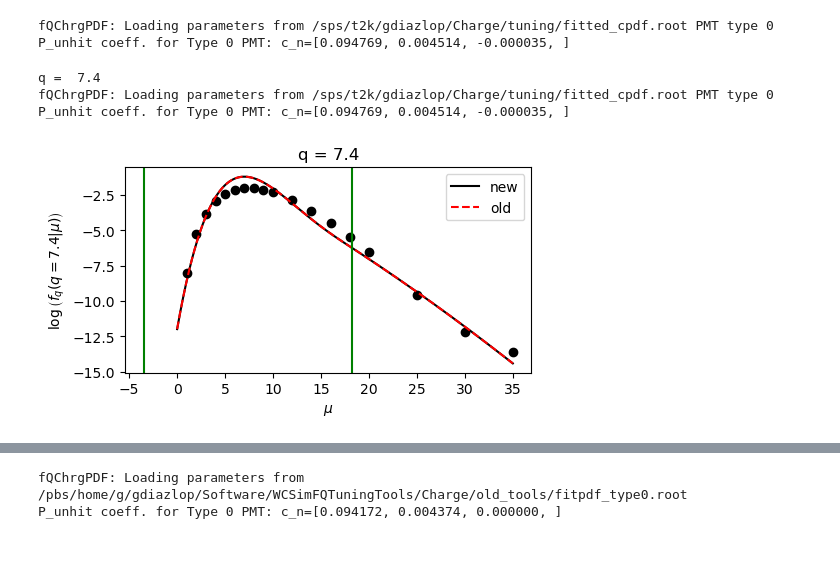
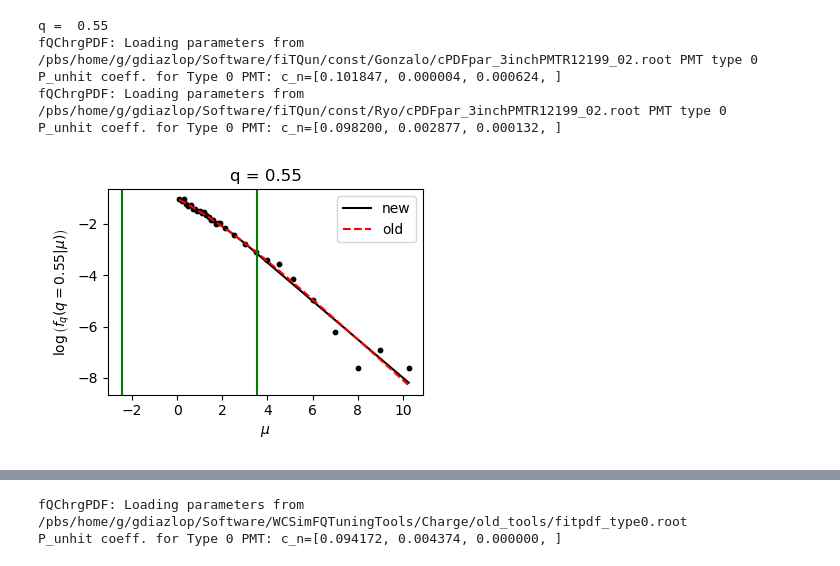
Before and after one commit to lolorestrepo/WCSimFQTuningTools, a Jupyter notebook: Charge/Analysis/comparisons_chargepdf_fits.ipynb, the cells around one changed output, grey strips where cells are left out. Saved outputs shown, nothing was run; the diff lists cells and outputs as text; code cells hidden in the pictures.

```diff
--- a/Charge/Analysis/comparisons_chargepdf_fits.ipynb
+++ b/Charge/Analysis/comparisons_chargepdf_fits.ipynb
@@ -3,10 +3,11 @@ import os
 import re
 import ctypes
 import uproot
+import ROOT
 import numpy as np
+
 import matplotlib.pyplot as plt
+%matplotlib widget
 
-import ROOT
-
-plt.rcParams["figure.figsize"] = (5, 3)
+from os.path import expandvars
 # %% [output]
@@ -56,8 +76,8 @@ def get_fitting_function(mulow, muup):
     return func
 # %%
 # o stands for "old"
-ofname = os.path.expandvars("$HOME/Software/HK_Software/WCSimFQTuningTools/Charge/old_tools/fitpdf_type0.root")
-fname  = os.path.expandvars("/sps/t2k/gdiazlop/Charge/tuning/fitted_cpdf.root")
+ofname = expandvars("$HOME/Software/fiTQun/const/Ryo/cPDFpar_3inchPMTR12199_02.root")
+fname  = expandvars("$HOME/Software/fiTQun/const/Gonzalo/cPDFpar_3inchPMTR12199_02.root")
 
 of = uproot.open(ofname)
 f  = uproot.open(fname)
@@ -92,9 +125,9 @@ plt.tight_layout()
 # %%
 # compare muthrs
-plt.figure(figsize=(10, 3))
+plt.figure(figsize=(8, 2))
 for i in range(2):
     qs,  muthr  =  f[f"gmuthr_Rang{rang}_{i}"].values()
-    oqs, omuthr = of[f"gmuthr_type0_Rang{rang}_{i}"].values()
+    oqs, omuthr = of[f"gmuthr_Rang{rang}_{i}"].values()
 
     plt.subplot(1, 2, i+1)
     plt.scatter( qs,  muthr, label="new", color="k")
@@ -108,68 +141,63 @@ plt.tight_layout()
-# %%
-# opdf = ROOT.fQChrgPDF.Get()
-# opdf.LoadParams(ofname)
-
-# pdf = ROOT.fQChrgPDF.Get()
-# pdf.LoadParams(fname)
-
-ROOT.fQChrgPDF.Get().LoadParams(fname, 0)
-# %% [output]
-fQChrgPDF: Loading parameters from /sps/t2k/gdiazlop/Charge/tuning/fitted_cpdf.root PMT type 0
-P_unhit coeff. for Type 0 PMT: c_n=[0.094769, 0.004514, -0.000035, ]
 # %%
-qindex = 40
+qindex = 5
 
 print("q = ", qs[qindex])
 
 # compute global index (note is different for old and new since old duplicates the boundaries)
 rangindex0 = 0
 for r in range(rang):
-    qs, _ =  f[f"gmuthr_type0_Rang{r}_{i}"].values()
+    qs, _ =  f[f"gmuthr_Rang{r}_0"].values()
     rangindex0 += len(qs)
 globalindex = rangindex0 + qindex + 1 + rang # old gobal index
 
-# get parameters
-pars  = []
-opars = []
-for n in range(npars):
-    qs, par   =  f[f"gParam_Rang{rang}_{n}"].values()
-    oqs, opar = of[f"gParam_type0_Rang{rang}_{n}"].values()
-    pars .append( par[qindex])
-    opars.append(opar[qindex])
-pars  = np.array(pars)
-opars = np.array(opars)
+# # get parameters
+# pars  = []
+# opars = []
+# for n in range(npars):
+#     qs, par   =  f[f"gParam_Rang{rang}_{n}"].values()
+#     oqs, opar = of[f"gParam_Rang{rang}_{n}"].values()
+#     pars .append( par[qindex])
+#     opars.append(opar[qindex])
+# pars  = np.array(pars)
+# opars = np.array(opars)
 
-omus, ologpdf = of[f"glogPDF_type0_Rang{rang}_{globalindex}"].values()
+mus, logpdf = f[f"glogPDF_Rang{rang}_{globalindex}"].values()
 
-plt.figure()
-plt.scatter(omus, ologpdf, color="k")
+plt.figure(figsize=(4, 3))
+plt.scatter(mus, logpdf, color="k", s=10)
 
-x = np.linspace(0, np.max(omus), 1000)
+x = np.linspace(mus[0], mus[-1], 1000)
 
 #new
+npars, _ = f["hCPDFrange"].to_numpy()
+npars = int(npars[rang])
 ROOT.fQChrgPDF.Get().LoadParams(fname, 0)
 y = evaluate_logpdf(qs[qindex], x, npars)
 plt.plot(x, y, color="k", label="new")
 
-# #old
-# ROOT.fQChrgPDF.Get().LoadParams(ofname, 0)
+#old
+npars, _ = of["hCPDFrange"].to_numpy()
+npars = int(npars[rang])
+ROOT.fQChrgPDF.Get().LoadParams(ofname, 0)
 y = evaluate_logpdf(oqs[qindex], x, npars)
 plt.plot(x, y, color="r", label="old", linestyle="--")
 
 # thresholds
 for i in range(2):
-    _,  muthr  =  f[f"gmuthr_Rang{rang}_{i}"].values()
-    _, omuthr = of[f"gmuthr_type0_Rang{rang}_{i}"].values()
+    _,  muthr  = f[f"gmuthr_Rang{rang}_{i}"].values()
+    _, omuthr = of[f"gmuthr_Rang{rang}_{i}"].values()
 
     plt.axvline(muthr[qindex], color="g")
 
 plt.title(f"q = {qs[qindex]}")
 plt.xlabel(r"$\mu$")
 plt.ylabel(fr"$\log \left( f_q(q={qs[qindex]}|\mu) \right) $")
 plt.legend()
 plt.tight_layout()
 # %% [output]
-q =  7.4
-fQChrgPDF: Loading parameters from /sps/t2k/gdiazlop/Charge/tuning/fitted_cpdf.root PMT type 0
-P_unhit coeff. for Type 0 PMT: c_n=[0.094769, 0.004514, -0.000035, ]
+q =  0.55
+fQChrgPDF: Loading parameters from /pbs/home/g/gdiazlop/Software/fiTQun/const/Gonzalo/cPDFpar_3inchPMTR12199_02.root PMT type 0
+P_unhit coeff. for Type 0 PMT: c_n=[0.101847, 0.000004, 0.000624, ]
+fQChrgPDF: Loading parameters from /pbs/home/g/gdiazlop/Software/fiTQun/const/Ryo/cPDFpar_3inchPMTR12199_02.root PMT type 0
+P_unhit coeff. for Type 0 PMT: c_n=[0.098200, 0.002877, 0.000132, ]
-[figure, old version]
+[figure, new version]
```
Also changed, not shown: parts of 6 cells of this notebook, 15 other files.
